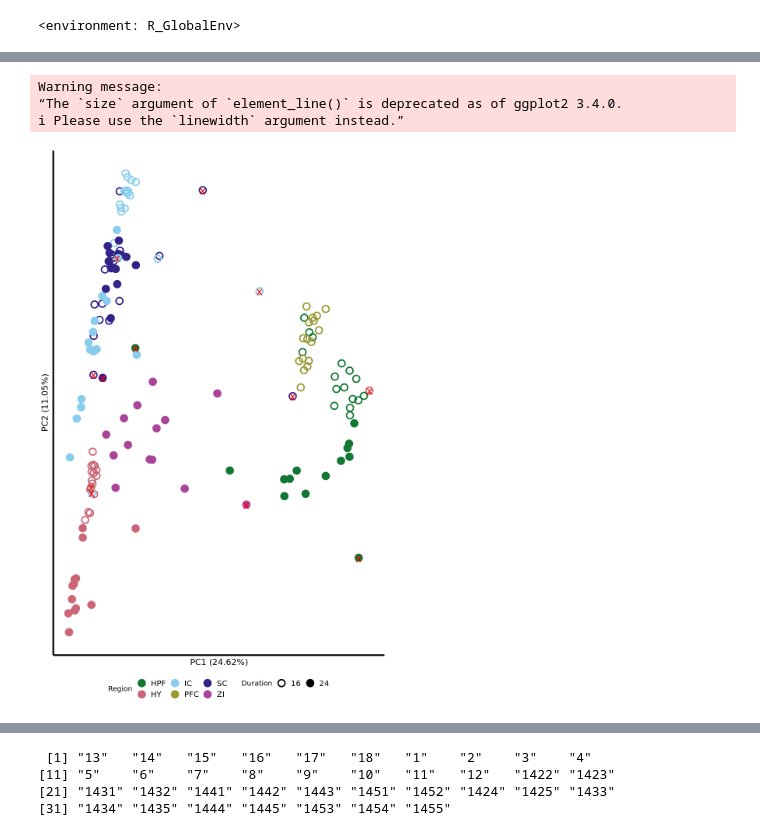
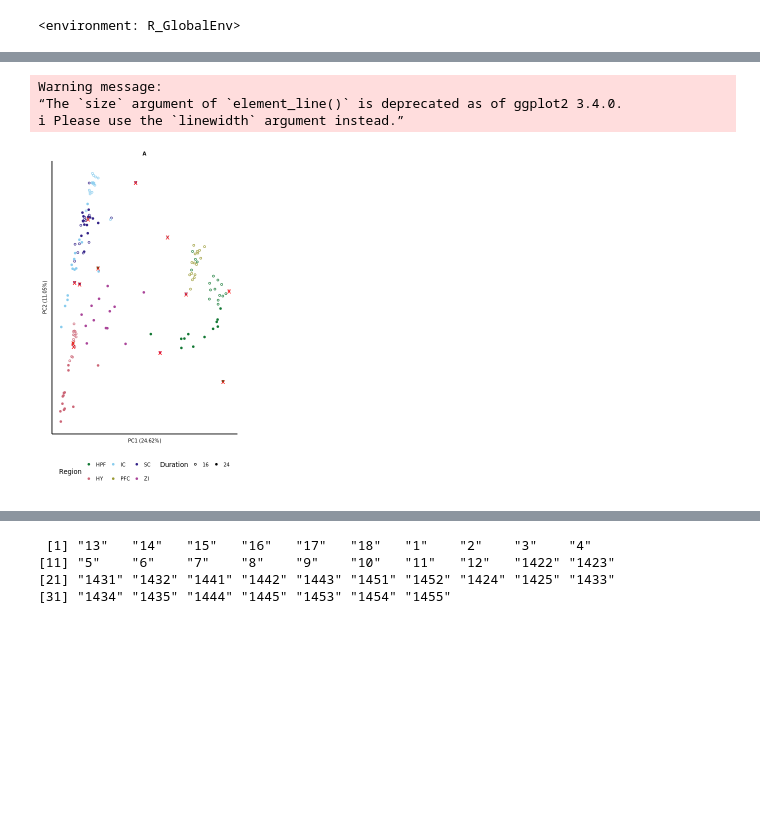
Before and after one commit to pvtodorov/dmb, a Jupyter notebook: 04_cleanup/02_make_plots.ipynb, the cells around one changed output, grey strips where cells are left out. Cells and saved outputs as stored; diff of their text form; code cells hidden in the pictures; blank space fills up the shorter version.

```diff
--- a/04_cleanup/02_make_plots.ipynb
+++ b/04_cleanup/02_make_plots.ipynb
@@ -61,10 +61,12 @@ do_regional_pca_plot = function(preprocessed_list, plot_title){
     p = ggplot(df, aes(x = PC1, y = PC2,
                      color = diet,
                      shape = duration,
-                     stroke = 1.5
+                     stroke = 0.5
                      )) +
+  scale_x_continuous(expand = c(0.125, 0)) +  # No expansion for x axis
+  scale_y_continuous(expand = c(0.125, 0)) +   # No expansion for y axis
       shape_manual +
-      geom_point(size = 4) +  # Increase the point size and the outline thickness
+      geom_point(size = 0.8) +  # Increase the point size and the outline thickness
       color_manual +
 #       shape_manual +
       labs(
@@ -73,16 +75,17 @@ do_regional_pca_plot = function(preprocessed_list, plot_title){
         color = "Diet"
       ) +
       annotate("text", x = min(df$PC1), y = max(df$PC2), label = str_split(plot_title, '_') %>% unlist %>% `[`(2),
-               hjust = -0.05, vjust = 0.75, size = 6, color = "black") +
+               hjust = -0.0000001, vjust = 0.0000001, size = 2, color = "black", fontface='bold') +
       theme_minimal() +  # apply a minimal theme
       theme(
         panel.grid.major = element_blank(),  # remove major gridlines
         panel.grid.minor = element_blank(),
         axis.ticks = element_blank(),
         axis.text = element_blank(), # remove minor gridlines
-        axis.line = element_line(color = "black", linewidth = 1.2),
-        axis.title = element_text(size = 13), # Make axes lines thicker and black,
-        legend.text = element_text(size = 12)
+        axis.line = element_line(color = "black", linewidth = 0.5),
+        axis.title = element_text(size = 6), # Make axes lines thicker and black,
+        legend.text = element_text(size = 6),
+          legend.spacing.x = unit(0.0000001, 'cm')
       )
     p
 }
@@ -147,10 +158,10 @@ do_all_region_pca_plot = function(preprocessed_list, plot_title){
                      color = region,
                      shape = as.character(duration),
                      )) +
-      geom_point(size = 4, stroke=1.5) +  # Increase the point size and the outline thickness
+      geom_point(size = 0.8, stroke=0.5) +  # Increase the point size and the outline thickness
       color_manual +
       shape_manual +
-      geom_text(data = df[df$PCA_zregion_outlier == TRUE, ], aes(label = 'x'), size = 6, color = "red") +
+      geom_text(data = df[df$PCA_zregion_outlier == TRUE, ], aes(label = 'x'), size = 3, color = "red") +
       labs(
         x = paste0("PC1 (", round(var_explained[1], 2), "%)"),
         y = paste0("PC2 (", round(var_explained[2], 2), "%)"),
@@ -161,22 +172,25 @@ do_all_region_pca_plot = function(preprocessed_list, plot_title){
       theme(
         panel.grid.major = element_blank(),  # remove major gridlines
         panel.grid.minor = element_blank(),  # remove minor gridlines
-        axis.line = element_line(color = "black", size = 1.2),
+        axis.line = element_line(color = "black", size = 0.5),
         axis.ticks = element_blank(),
         axis.text = element_blank(), # remove minor gridlines# Make axes lines thicker and black
-        axis.title = element_text(size = 13),
-        legend.text = element_text(size = 12),
-        legend.position = "bottom"
+        axis.title = element_text(size = 6),
+        legend.text = element_text(size = 6),
+        legend.position = "bottom",
+        legend.spacing.x = unit(0.0000001, 'cm'),
+        legend.title = element_text(size = 8),
       )
     p
 }
 # %%
-options(repr.plot.width=7.5, repr.plot.height=12)
+options(repr.plot.width=3.4, repr.plot.height=5.8)
 p_all_regions = do_all_region_pca_plot(preprocessed_list, 'names_failing_all_region_pca_qc')
+p_all_regions = p_all_regions + ggtitle('A') + theme(plot.title = element_text(size = 6, face = "bold", hjust = 0.5))
 p_all_regions
 # %% [output]
 Warning message:
 “The `size` argument of `element_line()` is deprecated as of ggplot2 3.4.0.
 ℹ Please use the `linewidth` argument instead.”
-[figure, old version]
+[figure, new version]
 # %%
```
Also changed, not shown: parts of 6 cells of this notebook, 11 other files.
